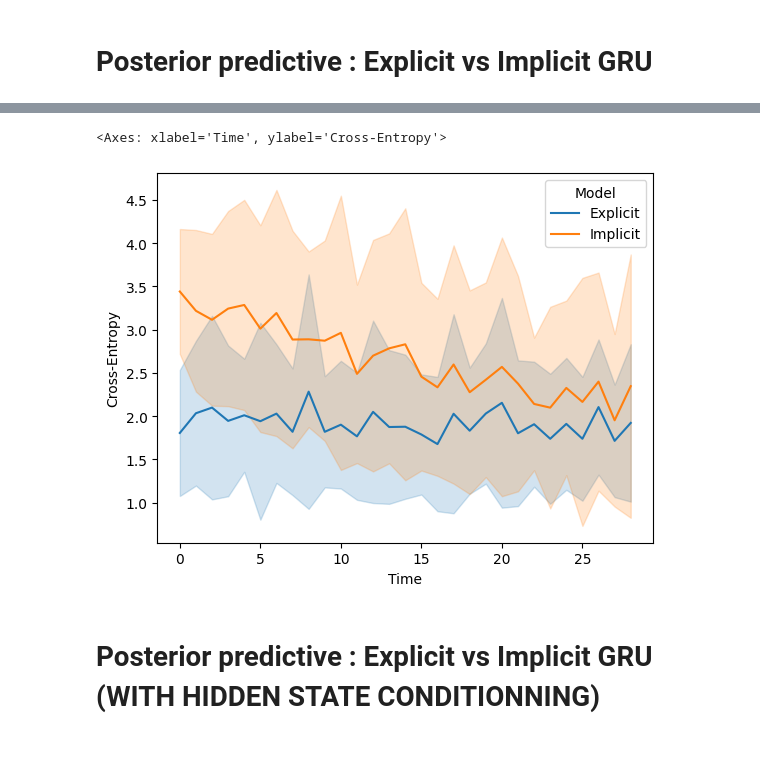
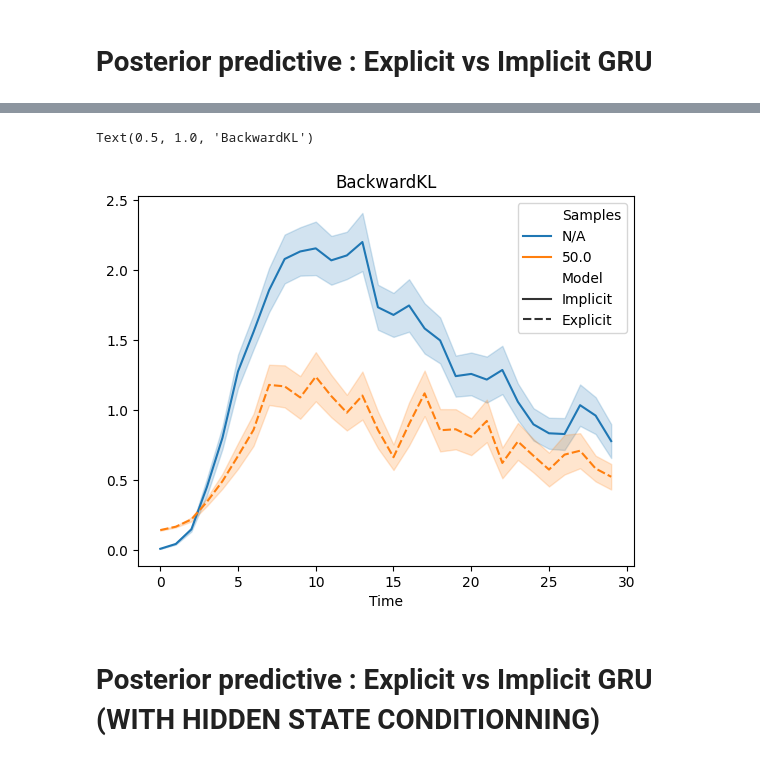
Before and after one commit to leogagnon/latent_control, a Jupyter notebook: notebooks/diffusion.ipynb, the cells around one changed output, grey strips where cells are left out. Cells and saved outputs as stored; diff of their text form; code cells hidden in the pictures.

```diff
--- a/notebooks/diffusion.ipynb
+++ b/notebooks/diffusion.ipynb
@@ -503,6 +570,6 @@ sns.lineplot(df, x='Time', y='Cross-Entropy', hue='Model', errorbar='sd')
 # Posterior predictive : Explicit vs Implicit GRU
 # %%
 task = DSMDiffusion.load_from_checkpoint(
-    "/network/scratch/l/leo.gagnon/latent_control_log/checkpoints/jdj9u44t/last.ckpt", strict=False
+    "/network/scratch/l/leo.gagnon/latent_control_log/checkpoints/fvz2s0ss/last.ckpt", strict=False
 )
 task.cuda();
@@ -539,6 +604,8 @@ for j in range(len(hmms)):
 implicit_pred = torch.nn.functional.softmax(
     task.full_data.base_task.model(cond_input_ids)[:, :, :50], dim=-1
 ).cpu().detach()
+# %%
+N_SAMPLES = 50
 # %%
 # Compute the explicit posterior predictive
 explicit_pred = torch.zeros(N_SEQS, N_SAMPLES, MAX_LEN, 50)
@@ -674,8 +670,46 @@ df = pd.concat([df1, df2]).melt(id_vars=['Model'], var_name='Time', value_name='
+# %%
+df4 = pd.DataFrame(explicit_kl_b)
+df4["Model"] = "Explicit"
+df4["Metric"] = "BackwardKL"
+
+df5 = pd.DataFrame(explicit_kl_f)
+df5["Model"] = "Explicit"
+df5["Metric"] = "ForwardKL"
+
+df6 = pd.DataFrame(
+    torch.nn.functional.cross_entropy(
+        torch.log(explicit_pred.mean(1)[:, :-1].transpose(1, 2)),
+        cond_input_ids[:, 1:].cpu().long(),
+        reduction="none",
+    )
+)
+df6["Model"] = "Explicit"
+df6["Metric"] = "NLL"
+
+df_explicit = pd.concat([df4, df5, df6]).melt(
+    id_vars=["Model", "Metric"], var_name="Time"
+)
+df_explicit["Samples"] = N_SAMPLES
+df = pd.concat([df, df_explicit])
+# %%
+df = df.fillna('N/A')
 # %%
-sns.lineplot(df, x='Time', y='Cross-Entropy', hue='Model', errorbar='sd')
+sns.lineplot(
+    df[
+        (df["Metric"] == "BackwardKL") #& (df["Time"] < 29)
+    ],
+    x="Time",
+    y="value",
+    hue='Samples',
+    style="Model",
+    errorbar=("sd",0.1),
+    palette=sns.color_palette("tab10")
+)
+plt.ylabel('');
+plt.title('BackwardKL')
 # %% [output]
-<Axes: xlabel='Time', ylabel='Cross-Entropy'>
+Text(0.5, 1.0, 'BackwardKL')
-[figure, old version]
+[figure, new version]
 # %% [markdown]
 # Posterior predictive : Explicit vs Implicit GRU (WITH HIDDEN STATE CONDITIONNING)
 # %%
```
Also changed, not shown: parts of 52 cells of this notebook, 20 other files.
